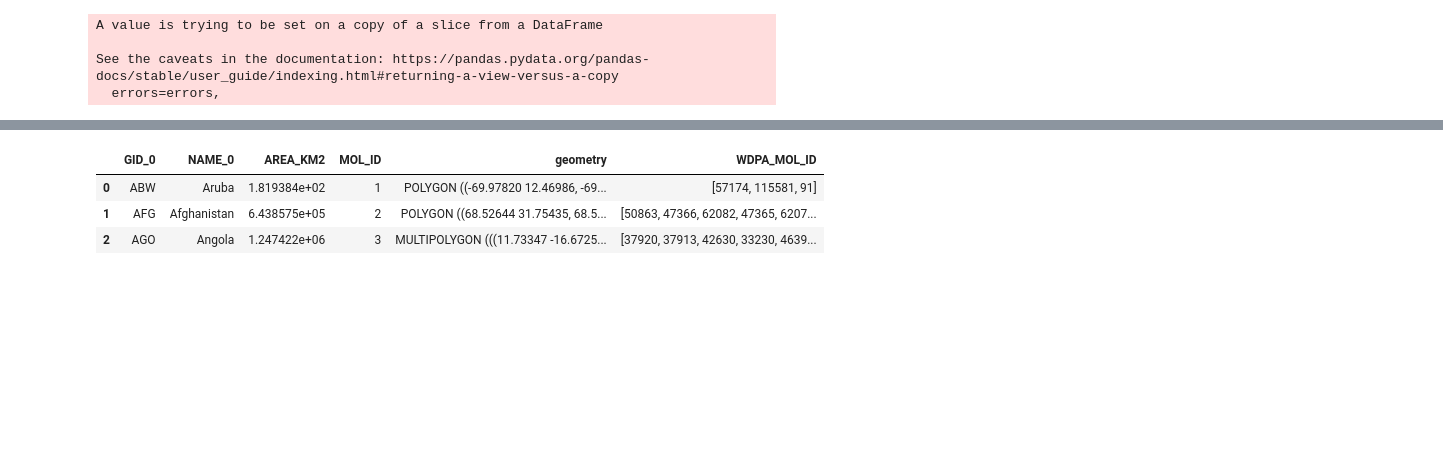
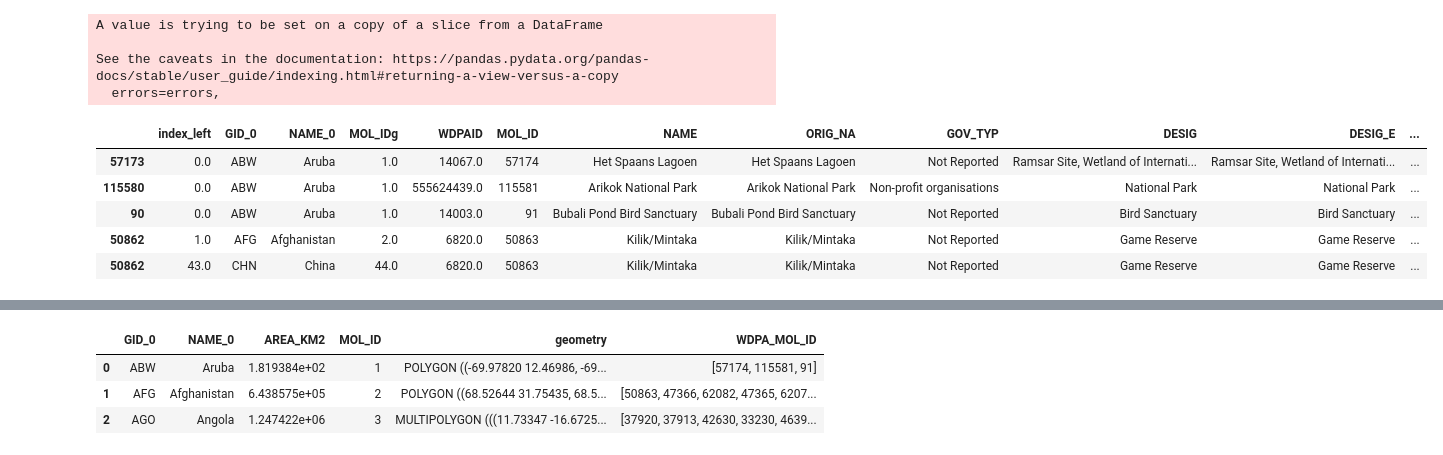
Before and after one commit to Vizzuality/he-scratchfolder, a Jupyter notebook: Precalculated_AOI_tables.ipynb, the cells around one changed output, grey strips where cells are left out. Saved outputs shown, nothing was run; the diff lists cells and outputs as text; code cells hidden in the pictures; blank space fills up the shorter version.

```diff
--- a/Precalculated_AOI_tables.ipynb
+++ b/Precalculated_AOI_tables.ipynb
@@ -750,0 +755,9 @@ gwd = gpd.sjoin(gadm,wd)
+# %%
+gwd.head()
+# %% [output]
+|  | index_left | GID_0 | NAME_0 | MOL_IDg | WDPAID | MOL_ID | NAME | ORIG_NA | GOV_TYP | DESIG | DESIG_E | ... |
+| 57173 | 0.0 | ABW | Aruba | 1.0 | 14067.0 | 57174 | Het Spaans Lagoen | Het Spaans Lagoen | Not Reported | Ramsar Site, Wetland of Internati... | Ramsar Site, Wetland of Internati... | ... |
+| 115580 | 0.0 | ABW | Aruba | 1.0 | 555624439.0 | 115581 | Arikok National Park | Arikok National Park | Non-profit organisations | National Park | National Park | ... |
+| 90 | 0.0 | ABW | Aruba | 1.0 | 14003.0 | 91 | Bubali Pond Bird Sanctuary | Bubali Pond Bird Sanctuary | Not Reported | Bird Sanctuary | Bird Sanctuary | ... |
+| 50862 | 1.0 | AFG | Afghanistan | 2.0 | 6820.0 | 50863 | Kilik/Mintaka | Kilik/Mintaka | Not Reported | Game Reserve | Game Reserve | ... |
+| 50862 | 43.0 | CHN | China | 44.0 | 6820.0 | 50863 | Kilik/Mintaka | Kilik/Mintaka | Not Reported | Game Reserve | Game Reserve | ... |
```
Also changed, not shown: parts of 25 cells of this notebook.
